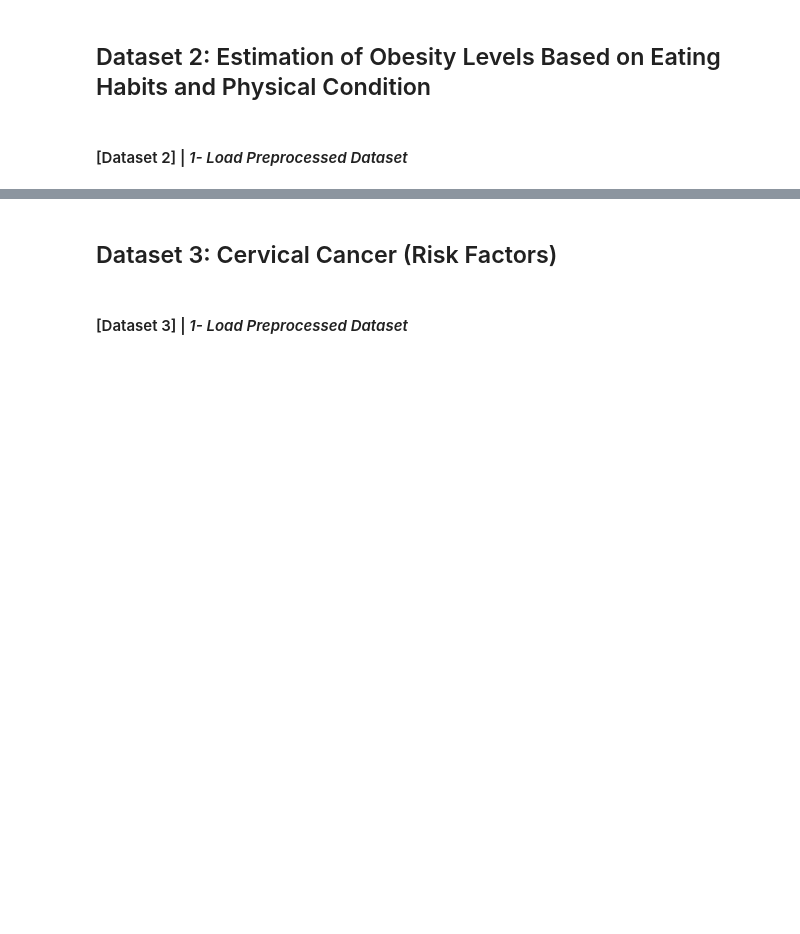
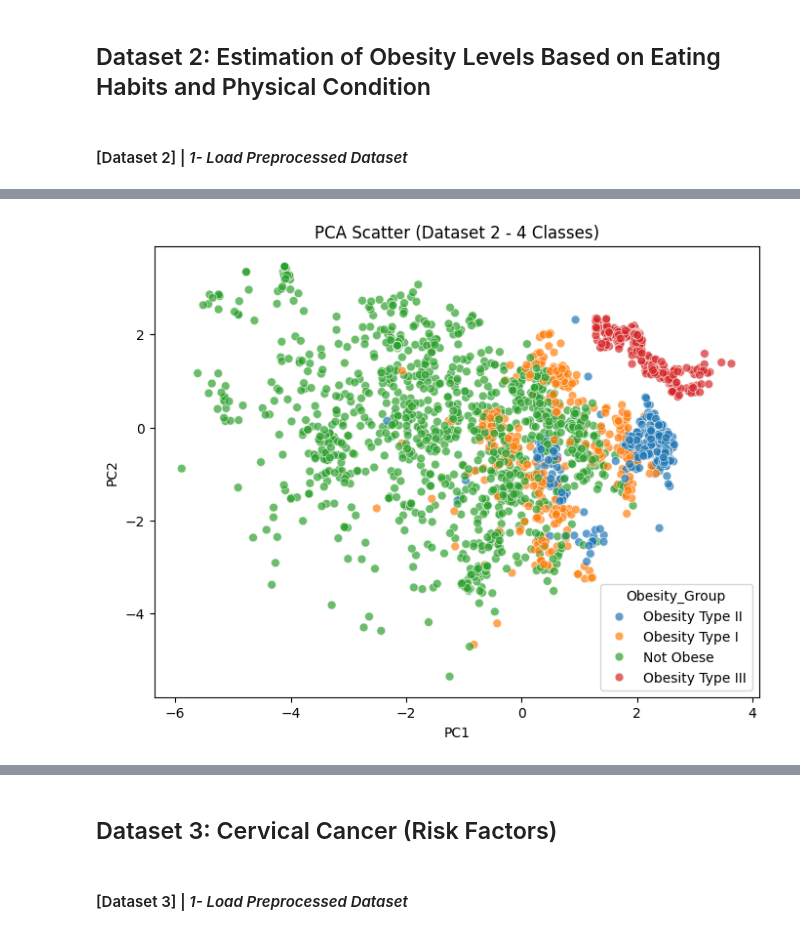
Before and after one commit to jasser-dh/Module-B-semester-2, a Jupyter notebook: OMDS-ModB2-Week12-Dhaouadi-Jasser.ipynb, the cells around one changed output, grey strips where cells are left out. Drawn from its saved outputs; the diff is of its cells as text; code cells hidden in the pictures; blank space fills up the shorter version.

```diff
--- a/OMDS-ModB2-Week12-Dhaouadi-Jasser.ipynb
+++ b/OMDS-ModB2-Week12-Dhaouadi-Jasser.ipynb
@@ -95,0 +479,99 @@ df_obesity = df_obesity.drop(columns=["Unnamed: 0"])
+# %%
+# -----------------------------
+# 2. UPDATED TARGET MAPPING
+# -----------------------------
+def map_obesity(x):
+    if x in ["Insufficient_Weight", "Normal_Weight", "Overweight_Level_I", "Overweight_Level_II"]:
+        return "Not Obese"
+    elif x == "Obesity_Type_I":
+        return "Obesity Type I"
+    elif x == "Obesity_Type_II":
+        return "Obesity Type II"
+    else:
+        return "Obesity Type III"
+
+df_obesity["Obesity_Group"] = df_obesity["NObeyesdad"].apply(map_obesity)
+
+X = df_obesity.drop(columns=["NObeyesdad", "Obesity_Group"])
+y = df_obesity["Obesity_Group"]
+
+# -----------------------------
+# 3. One-hot encoding
+# -----------------------------
+X_encoded = pd.get_dummies(X, drop_first=True)
+
+feature_names = X_encoded.columns.tolist()
+
+# -----------------------------
+# 4. Standardize
+# -----------------------------
+scaler = StandardScaler()
+X_scaled = scaler.fit_transform(X_encoded)
+
+# -----------------------------
+# 5. PCA
+# -----------------------------
+pca = PCA()
+X_pca = pca.fit_transform(X_scaled)
+
+# -----------------------------
+# 6. PCA scatter (UPDATED TARGET)
+# -----------------------------
+pca_df = pd.DataFrame({
+    "PC1": X_pca[:, 0],
+    "PC2": X_pca[:, 1],
+    "Obesity_Group": y
+})
+
+plt.figure(figsize=(8,6))
+sns.scatterplot(
+    data=pca_df.sample(min(4000, len(pca_df)), random_state=0),
+    x="PC1",
+    y="PC2",
+    hue="Obesity_Group",
+    alpha=0.7,
+    s=40
+)
+
+plt.title("PCA Scatter (Dataset 2 - 4 Classes)")
+plt.show()
+
+# -----------------------------
+# 7. Biplot (same as before)
+# -----------------------------
+scores = X_pca[:, :2]
+loadings = pca.components_.T[:, :2]
+
+arrow_scale = 3
+
+plt.figure(figsize=(10,8))
+plt.scatter(
+    scores[:4000, 0],
+    scores[:4000, 1],
+    c=pd.factorize(y[:4000])[0],
+    cmap="viridis",
+    alpha=0.4,
+    s=20
+)
+
+for i, feature in enumerate(feature_names[:20]):
+    plt.arrow(
+        0, 0,
+        loadings[i, 0]*arrow_scale,
+        loadings[i, 1]*arrow_scale,
+        color="red",
+        alpha=0.8
+    )
+    plt.text(
+        loadings[i, 0]*arrow_scale*1.1,
+        loadings[i, 1]*arrow_scale*1.1,
+        feature,
+        fontsize=8
+    )
+
+plt.axhline(0, color="gray")
+plt.axvline(0, color="gray")
+plt.title("PCA Biplot (Dataset 2)")
+plt.show()
+# %% [output]
+[figure, added]
```
Also changed, not shown: parts of 25 cells of this notebook.
